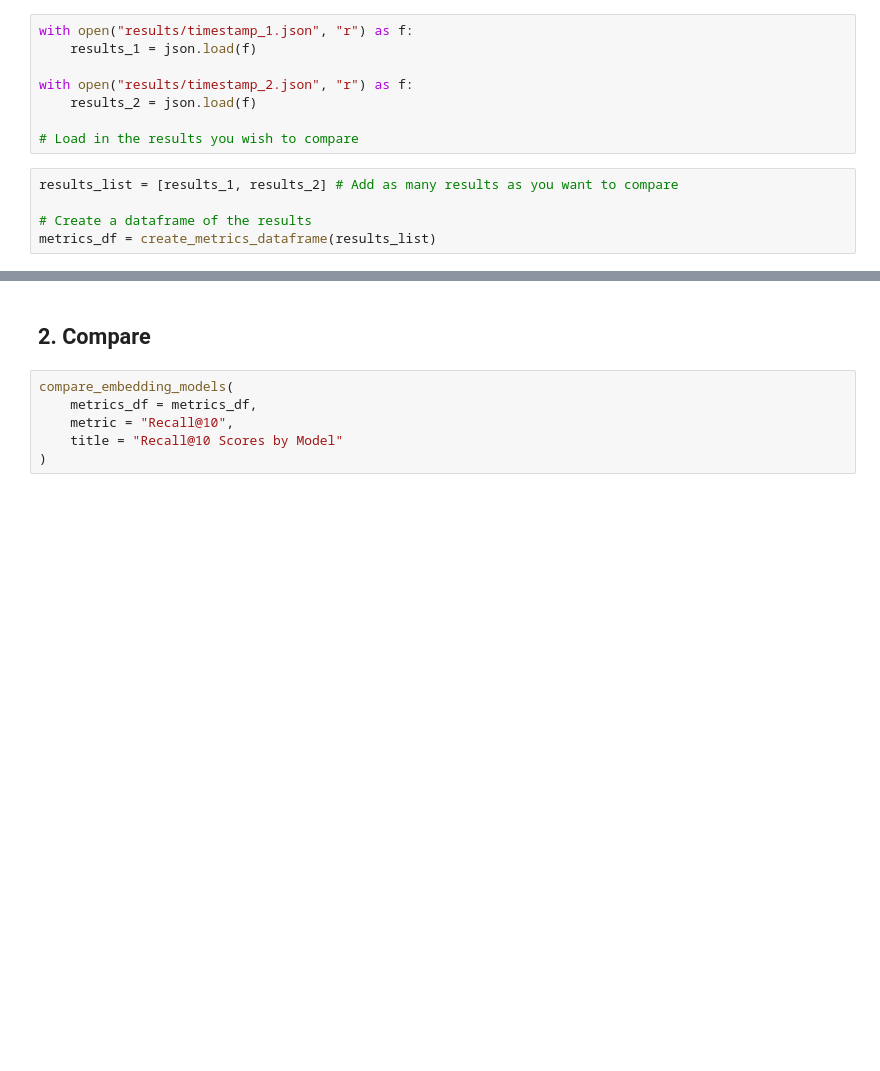
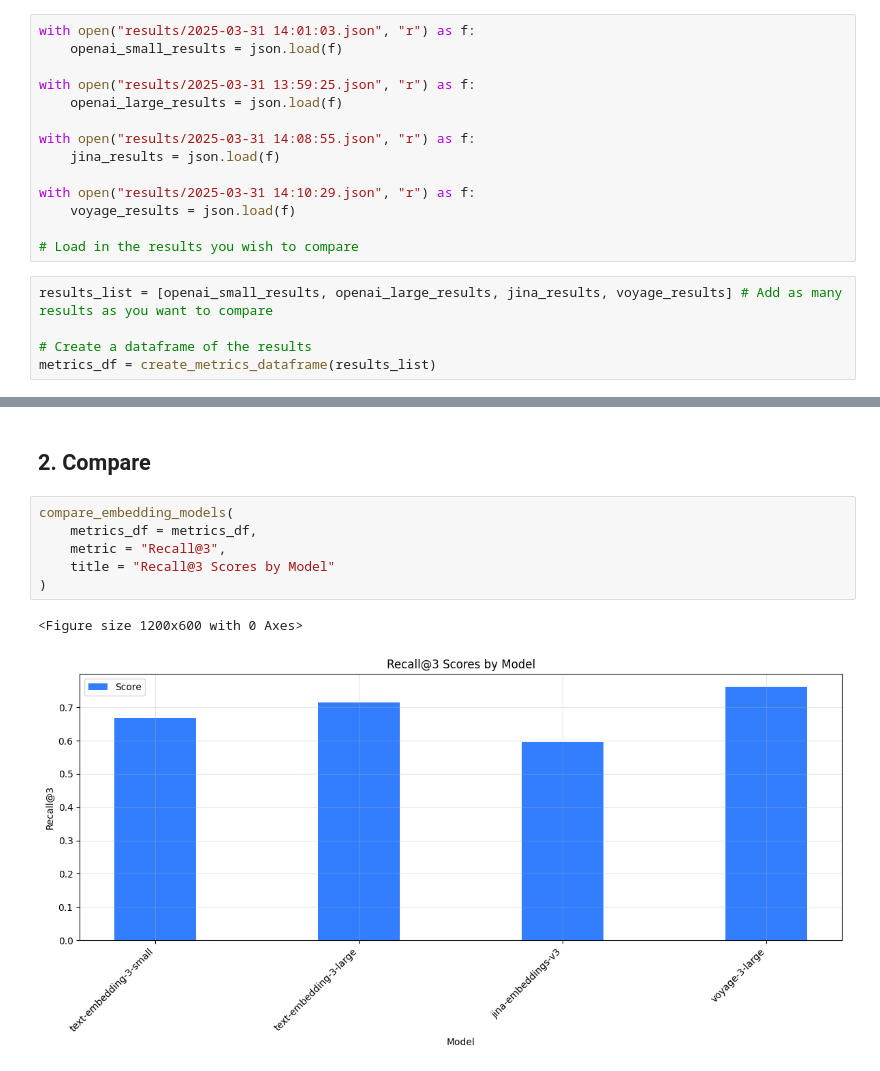
Before and after one commit to tsaruggan/corner-generative-benchmarking-demo, a Jupyter notebook: generative-benchmarking/compare.ipynb, the cells around one changed output, grey strips where cells are left out. Cells and saved outputs as stored; diff of their text form; blank space fills up the shorter version.

Commit message:
minor changes to functions, added results for sample comparison

```diff
--- a/generative-benchmarking/compare.ipynb
+++ b/generative-benchmarking/compare.ipynb
@@ -24,15 +24,21 @@ from functions.visualize import *
 # %% [markdown]
 ### 1.2 Load in Results
 # %%
-with open("results/timestamp_1.json", "r") as f:
-    results_1 = json.load(f)
+with open("results/2025-03-31 14:01:03.json", "r") as f:
+    openai_small_results = json.load(f)
 
-with open("results/timestamp_2.json", "r") as f:
-    results_2 = json.load(f)
+with open("results/2025-03-31 13:59:25.json", "r") as f:
+    openai_large_results = json.load(f)
+
+with open("results/2025-03-31 14:08:55.json", "r") as f:
+    jina_results = json.load(f)
+
+with open("results/2025-03-31 14:10:29.json", "r") as f:
+    voyage_results = json.load(f)
 
 # Load in the results you wish to compare
 # %%
-results_list = [results_1, results_2] # Add as many results as you want to compare
+results_list = [openai_small_results, openai_large_results, jina_results, voyage_results] # Add as many results as you want to compare
 
 # Create a dataframe of the results
 metrics_df = create_metrics_dataframe(results_list)
@@ -41,6 +55,9 @@ metrics_df = create_metrics_dataframe(results_list)
 # %%
 compare_embedding_models(
     metrics_df = metrics_df,
-    metric = "Recall@10",
-    title = "Recall@10 Scores by Model"
+    metric = "Recall@3",
+    title = "Recall@3 Scores by Model"
 )
+# %% [output]
+<Figure size 1200x600 with 0 Axes>
+[figure, added]
```
Also changed, not shown: parts of 2 cells of this notebook, 8 other files.
